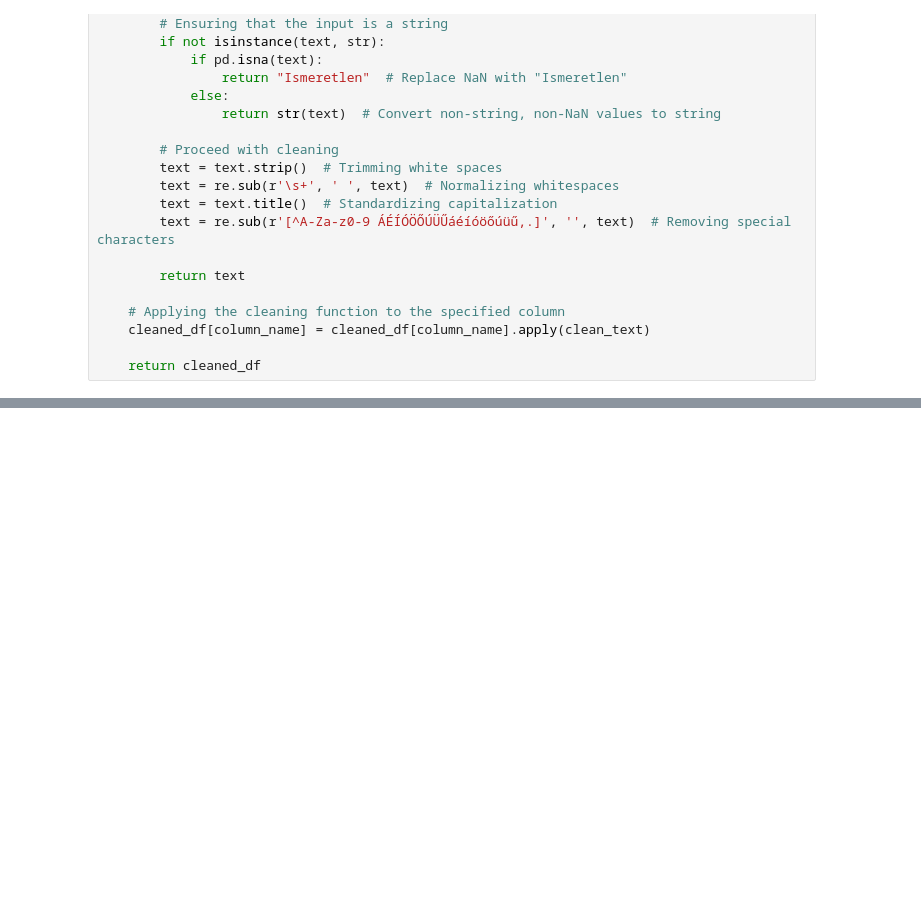
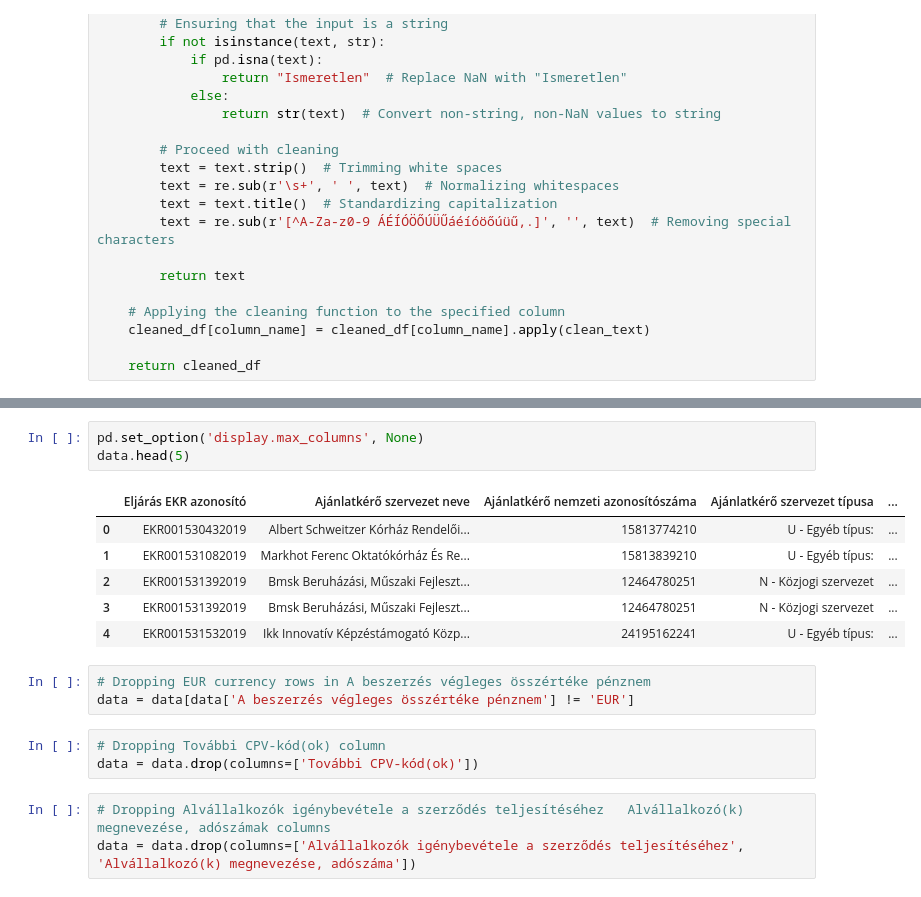
Before and after one commit to tamasmakos/ekr_kmon, a Jupyter notebook: data_cleaning.ipynb, the cells around one changed output, grey strips where cells are left out. Cells and saved outputs as stored; diff of their text form; blank space fills up the shorter version.

```diff
--- a/data_cleaning.ipynb
+++ b/data_cleaning.ipynb
@@ -336,0 +365,19 @@ ImportError: requires pygraphviz http://pygraphviz.github.io/
+# %%
+pd.set_option('display.max_columns', None)
+data.head(5)
+# %% [output]
+|  | Eljárás EKR azonosító | Ajánlatkérő szervezet neve | Ajánlatkérő nemzeti azonosítószáma | Ajánlatkérő szervezet típusa | ... |
+| 0 | EKR001530432019 | Albert Schweitzer Kórház Rendelői... | 15813774210 | U - Egyéb típus: | ... |
+| 1 | EKR001531082019 | Markhot Ferenc Oktatókórház És Re... | 15813839210 | U - Egyéb típus: | ... |
+| 2 | EKR001531392019 | Bmsk Beruházási, Műszaki Fejleszt... | 12464780251 | N - Közjogi szervezet | ... |
+| 3 | EKR001531392019 | Bmsk Beruházási, Műszaki Fejleszt... | 12464780251 | N - Közjogi szervezet | ... |
+| 4 | EKR001531532019 | Ikk Innovatív Képzéstámogató Közp... | 24195162241 | U - Egyéb típus: | ... |
+# %%
+# Dropping EUR currency rows in A beszerzés végleges összértéke pénznem
+data = data[data['A beszerzés végleges összértéke pénznem'] != 'EUR']
+# %%
+# Dropping További CPV-kód(ok) column
+data = data.drop(columns=['További CPV-kód(ok)'])
+# %%
+# Dropping Alvállalkozók igénybevétele a szerződés teljesítéséhez	Alvállalkozó(k) megnevezése, adószámak columns
+data = data.drop(columns=['Alvállalkozók igénybevétele a szerződés teljesítéséhez', 'Alvállalkozó(k) megnevezése, adószáma'])
```
Also changed, not shown: parts of 42 cells of this notebook, 10 other files.
